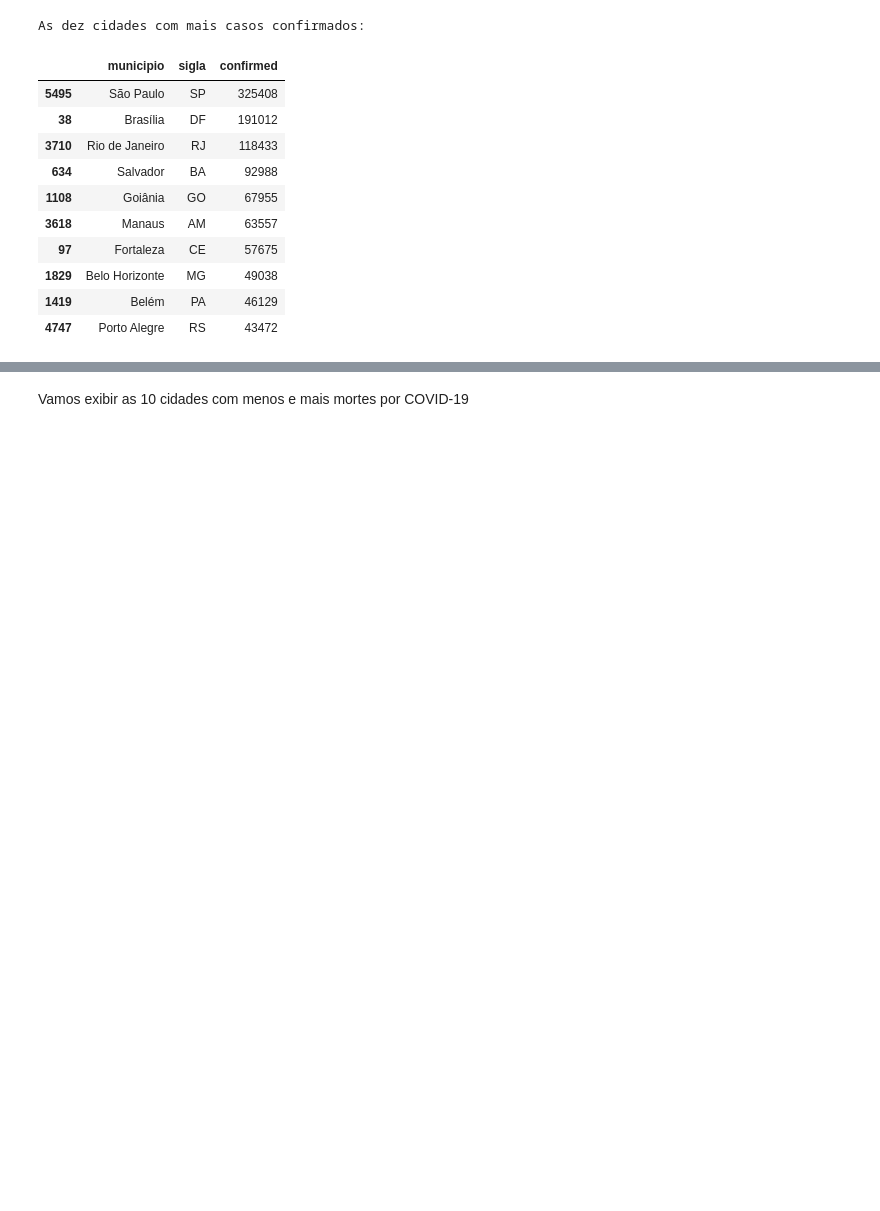
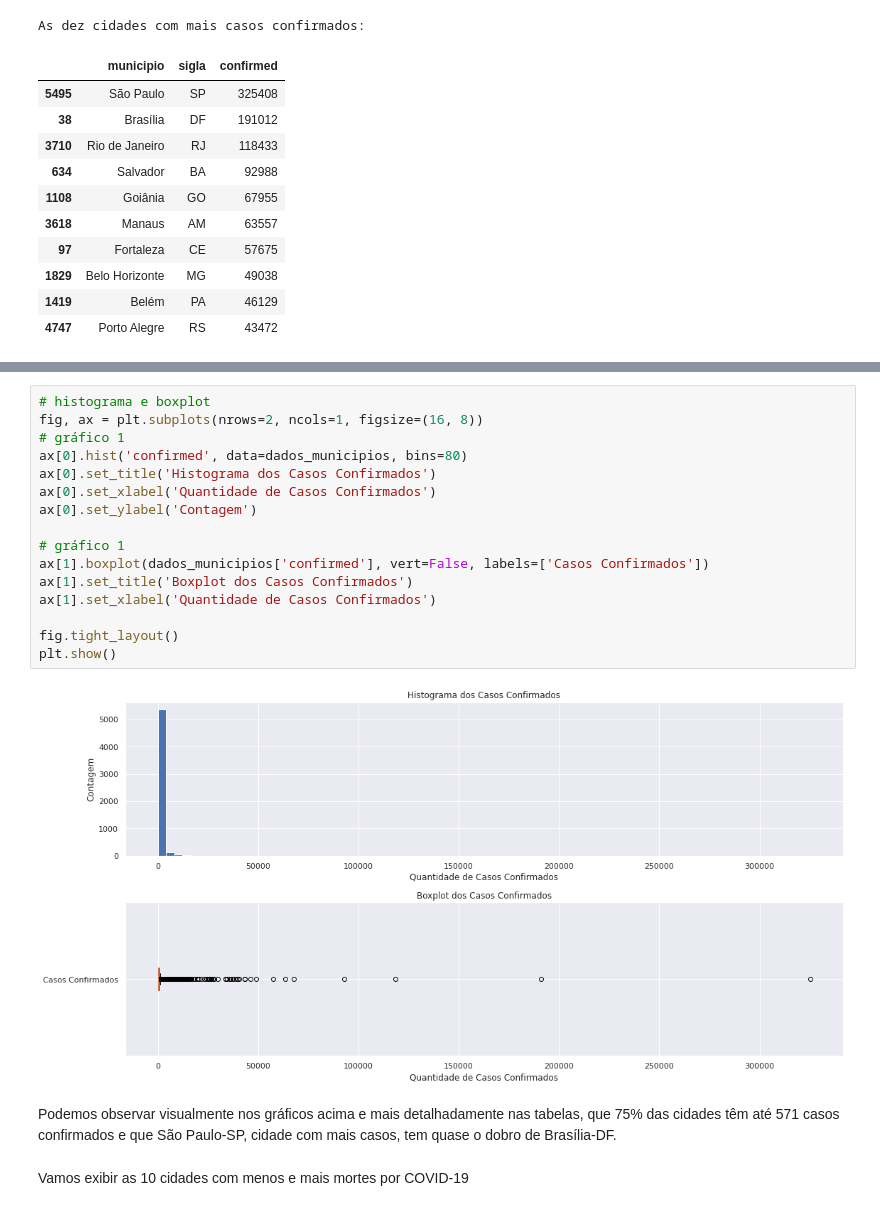
Before and after one commit to gustavopierre/data_science_portfolio, a Jupyter notebook: Gustavo_Moreira_Pierre.ipynb, the cells around one changed output, grey strips where cells are left out. Saved outputs shown, nothing was run; the diff lists cells and outputs as text; blank space fills up the shorter version.

```diff
--- a/Gustavo_Moreira_Pierre.ipynb
+++ b/Gustavo_Moreira_Pierre.ipynb
@@ -1380,3 +1395,23 @@ As dez cidades com mais casos confirmados:
+# %%
+# histograma e boxplot
+fig, ax = plt.subplots(nrows=2, ncols=1, figsize=(16, 8))
+# gráfico 1
+ax[0].hist('confirmed', data=dados_municipios, bins=80)
+ax[0].set_title('Histograma dos Casos Confirmados')
+ax[0].set_xlabel('Quantidade de Casos Confirmados')
+ax[0].set_ylabel('Contagem')
+
+# gráfico 1
+ax[1].boxplot(dados_municipios['confirmed'], vert=False, labels=['Casos Confirmados'])
+ax[1].set_title('Boxplot dos Casos Confirmados')
+ax[1].set_xlabel('Quantidade de Casos Confirmados')
+
+fig.tight_layout()
+plt.show()
+# %% [output]
+[figure, added]
+# %% [markdown]
+Podemos observar visualmente nos gráficos acima e mais detalhadamente nas tabelas, que 75% das cidades têm até 571 casos confirmados e que São Paulo-SP, cidade com mais casos, tem quase o dobro de Brasília-DF.
 # %% [markdown]
 Vamos exibir as 10 cidades com menos e mais mortes por COVID-19
 # %%
```
Also changed, not shown: parts of 48 cells of this notebook.
